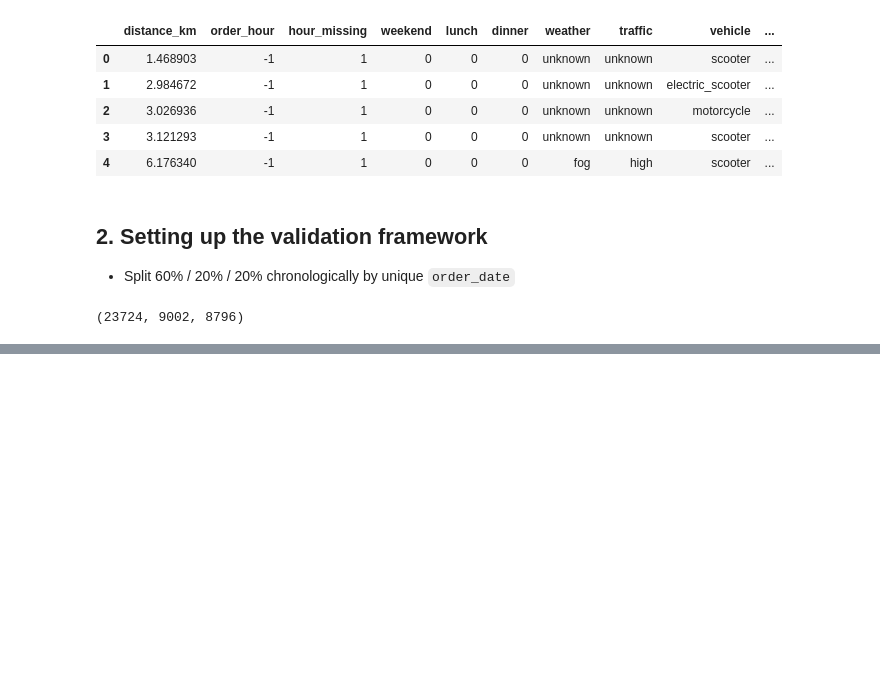
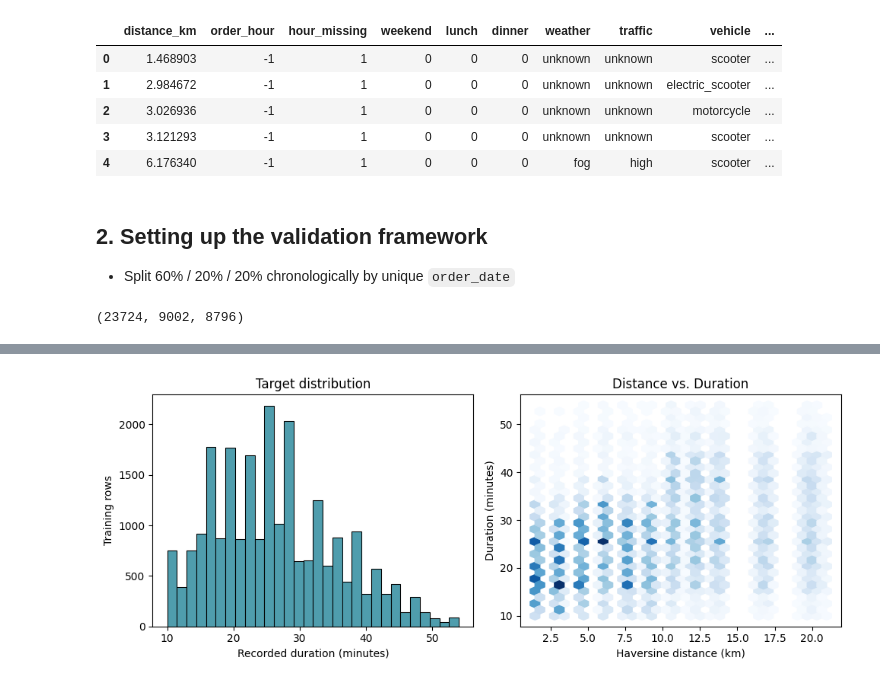
Before and after one commit to kkzzbb/delivery-eta, a Jupyter notebook: notebook.ipynb, the cells around one changed output, grey strips where cells are left out. Drawn from its saved outputs; the diff is of its cells as text; code cells hidden in the pictures; blank space fills up the shorter version.

Commit message:
feat(notebook): add train-only EDA, group risk tables, correlations, and plots

```diff
--- a/notebook.ipynb
+++ b/notebook.ipynb
@@ -299,0 +332,12 @@ y_full_train = df_full_train.duration.values
+# %%
+fig, axes = plt.subplots(1, 2, figsize=(10, 4))
+
+sns.histplot(y_train, bins=30, color='#147d92', ax=axes[0])
+axes[0].set(xlabel='Recorded duration (minutes)', ylabel='Training rows', title='Target distribution')
+axes[1].hexbin(df_train.distance_km, y_train, gridsize=30, mincnt=1, cmap='Blues')
+axes[1].set(xlabel='Haversine distance (km)', ylabel='Duration (minutes)', title='Distance vs. Duration')
+
+plt.tight_layout()
+plt.show()
+# %% [output]
+[figure, added]
```
Also changed, not shown: parts of 4 cells of this notebook, 2 other files.
